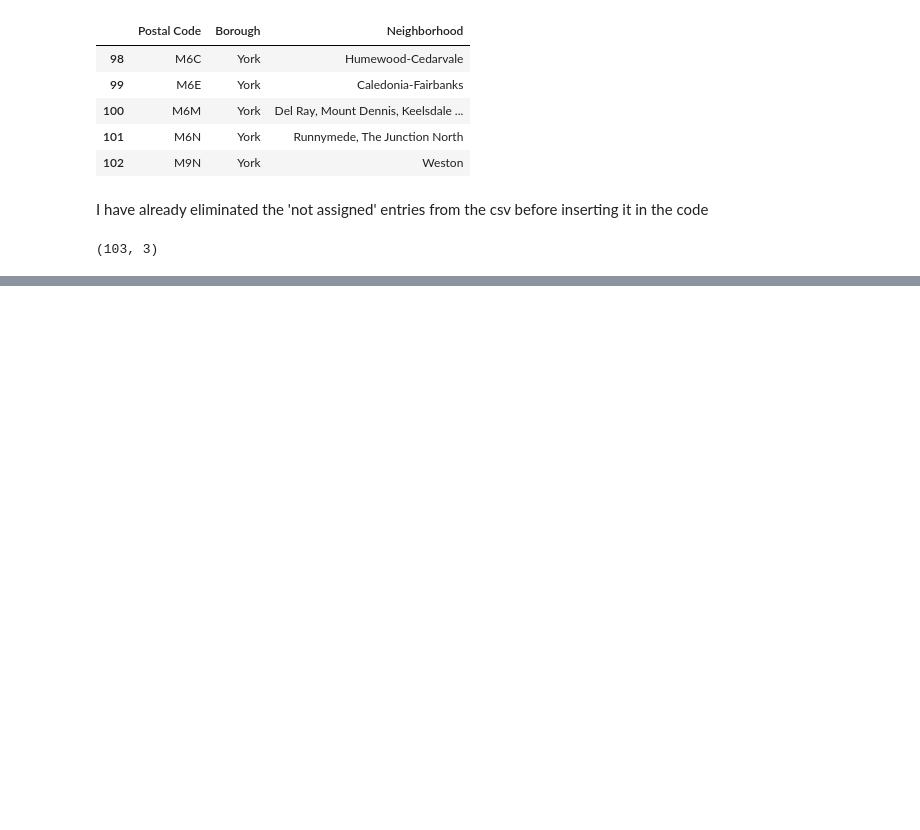
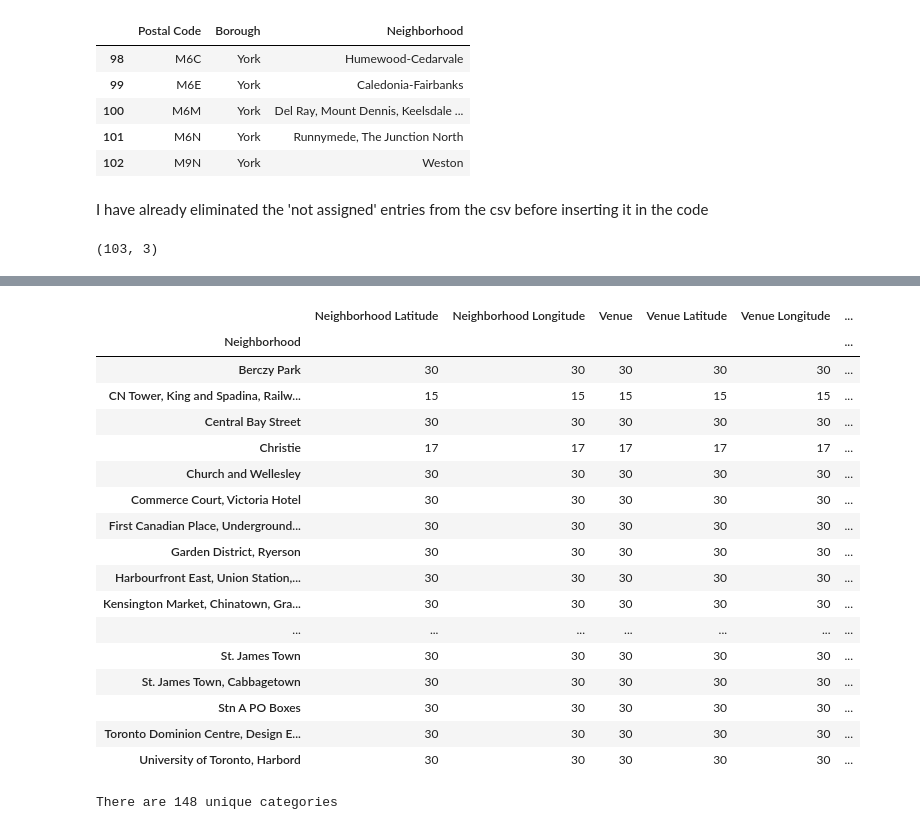
Before and after one commit to margaretsmayer/Data-Science-Mastery-Capstone-Project-Repository, a Jupyter notebook: Toronto Neighborhoods.ipynb, the cells around one changed output, grey strips where cells are left out. Drawn from its saved outputs; the diff is of its cells as text; code cells hidden in the pictures; blank space fills up the shorter version.

```diff
--- a/Toronto Neighborhoods.ipynb
+++ b/Toronto Neighborhoods.ipynb
@@ -42,0 +373,25 @@ postal_df.shape
+# %%
+downtown_venues.groupby('Neighborhood').count()
+# %% [output]
+|  | Neighborhood Latitude | Neighborhood Longitude | Venue | Venue Latitude | Venue Longitude | ... |
+| Neighborhood |  |  |  |  |  | ... |
+| Berczy Park | 30 | 30 | 30 | 30 | 30 | ... |
+| CN Tower, King and Spadina, Railw... | 15 | 15 | 15 | 15 | 15 | ... |
+| Central Bay Street | 30 | 30 | 30 | 30 | 30 | ... |
+| Christie | 17 | 17 | 17 | 17 | 17 | ... |
+| Church and Wellesley | 30 | 30 | 30 | 30 | 30 | ... |
+| Commerce Court, Victoria Hotel | 30 | 30 | 30 | 30 | 30 | ... |
+| First Canadian Place, Underground... | 30 | 30 | 30 | 30 | 30 | ... |
+| Garden District, Ryerson | 30 | 30 | 30 | 30 | 30 | ... |
+| Harbourfront East, Union Station,... | 30 | 30 | 30 | 30 | 30 | ... |
+| Kensington Market, Chinatown, Gra... | 30 | 30 | 30 | 30 | 30 | ... |
+| ... | ... | ... | ... | ... | ... | ... |
+| St. James Town | 30 | 30 | 30 | 30 | 30 | ... |
+| St. James Town, Cabbagetown | 30 | 30 | 30 | 30 | 30 | ... |
+| Stn A PO Boxes | 30 | 30 | 30 | 30 | 30 | ... |
+| Toronto Dominion Centre, Design E... | 30 | 30 | 30 | 30 | 30 | ... |
+| University of Toronto, Harbord | 30 | 30 | 30 | 30 | 30 | ... |
+# %%
+print('There are {} unique categories'.format(len(downtown_venues['Venue Category'].unique())))
+# %% [output]
+There are 148 unique categories
```
Also changed, not shown: parts of 45 cells of this notebook.
